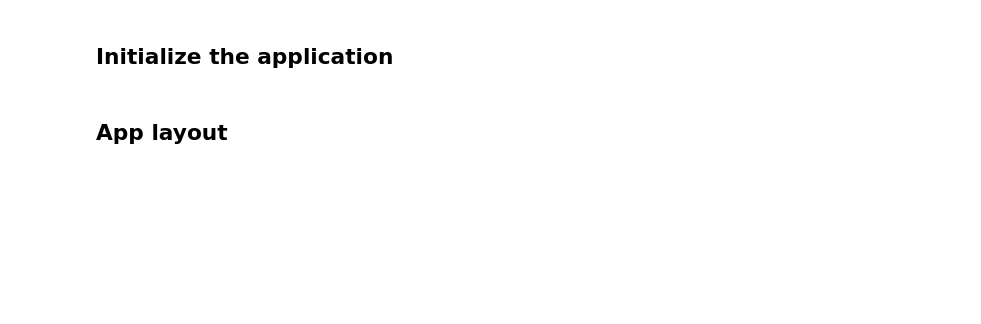
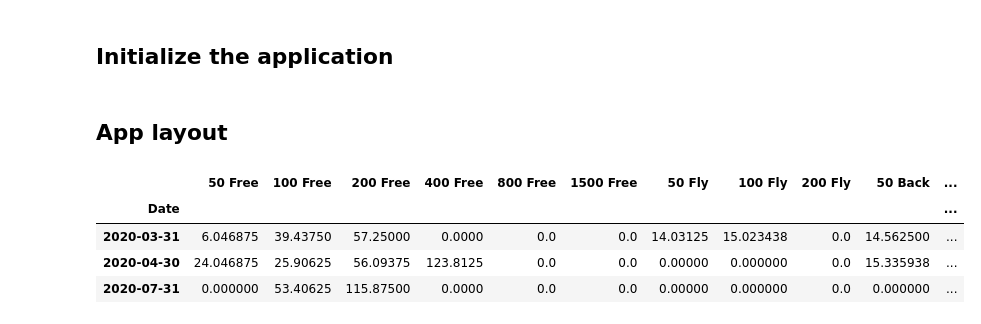
Before and after one commit to JIHOO97/TrainingTime-Visualization, a Jupyter notebook: Swimming Plot.ipynb, the cells around one changed output. Drawn from its saved outputs; the diff is of its cells as text; code cells hidden in the pictures; blank space fills up the shorter version.

```diff
--- a/Swimming Plot.ipynb
+++ b/Swimming Plot.ipynb
@@ -216 +386,18 @@ app.layout = html.Div(
 )
+# %%
+# Monthly data
+monthly_competition_data = competition_data.copy()
+monthly_competition_data = monthly_competition_data.astype('float16') # should match the datatype
+monthly_competition_data = monthly_competition_data.resample('1M').mean()
+monthly_competition_data = monthly_competition_data.fillna(0)
+
+# drop rows with all zeros
+compeition_column_list = monthly_competition_data.columns
+monthly_competition_data = monthly_competition_data[(monthly_competition_data[compeition_column_list].T != 0.0).any()]
+monthly_competition_data
+# %% [output]
+|  | 50 Free | 100 Free | 200 Free | 400 Free | 800 Free | 1500 Free | 50 Fly | 100 Fly | 200 Fly | 50 Back | ... |
+| Date |  |  |  |  |  |  |  |  |  |  | ... |
+| 2020-03-31 | 6.046875 | 39.43750 | 57.25000 | 0.0000 | 0.0 | 0.0 | 14.03125 | 15.023438 | 0.0 | 14.562500 | ... |
+| 2020-04-30 | 24.046875 | 25.90625 | 56.09375 | 123.8125 | 0.0 | 0.0 | 0.00000 | 0.000000 | 0.0 | 15.335938 | ... |
+| 2020-07-31 | 0.000000 | 53.40625 | 115.87500 | 0.0000 | 0.0 | 0.0 | 0.00000 | 0.000000 | 0.0 | 0.000000 | ... |
```
Also changed, not shown: parts of 53 cells of this notebook, 5 other files.
